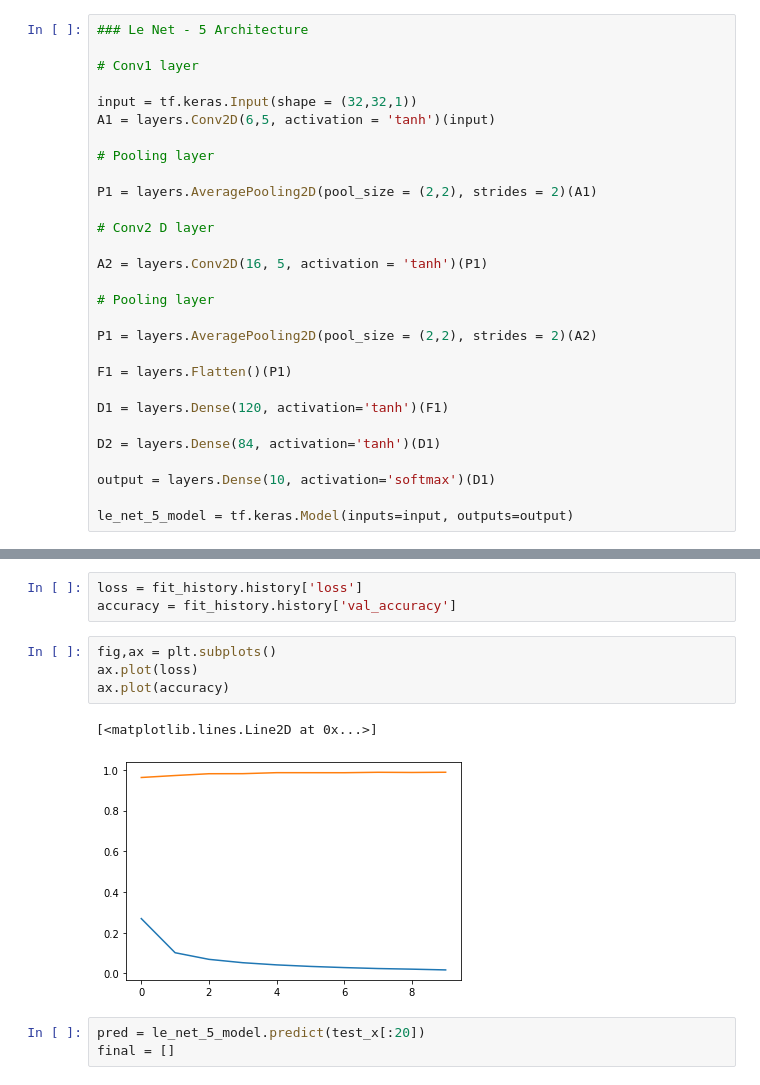
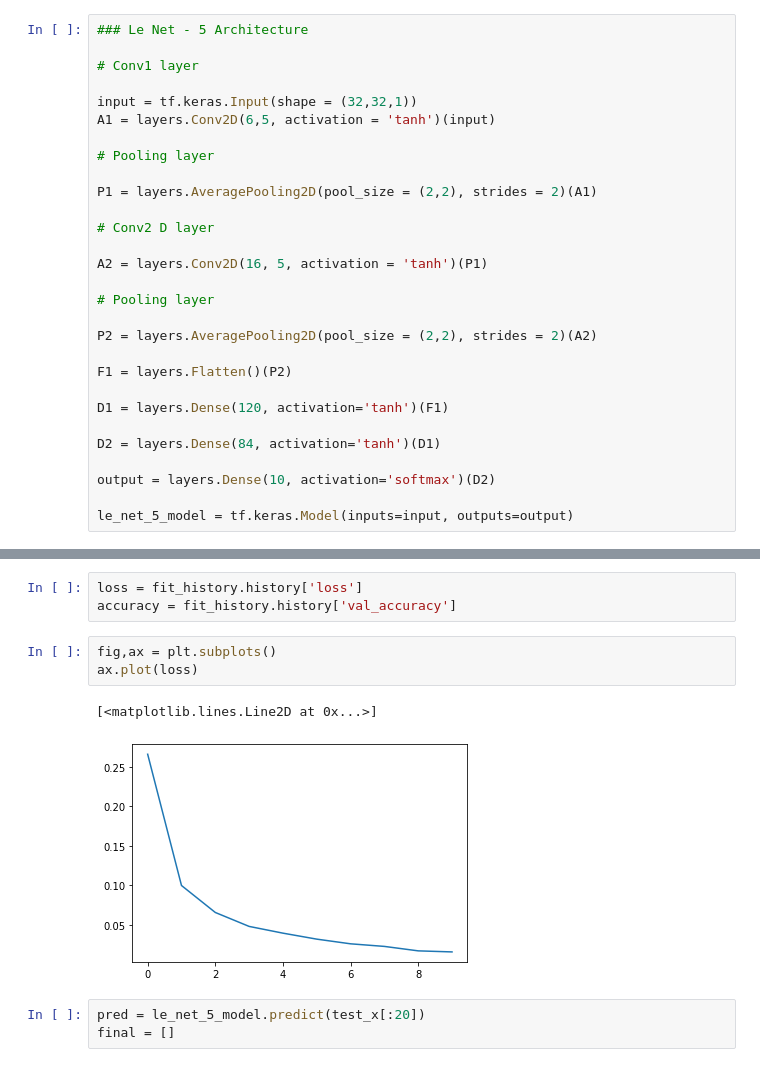
Before and after one commit to sac-1999/CNN-Architectures, a Jupyter notebook: Le_Net_5.ipynb, the cells around one changed output, grey strips where cells are left out. Drawn from its saved outputs; the diff is of its cells as text.

```diff
--- a/Le_Net_5.ipynb
+++ b/Le_Net_5.ipynb
@@ -57,15 +57,15 @@ A2 = layers.Conv2D(16, 5, activation = 'tanh')(P1)
 
 # Pooling layer
 
-P1 = layers.AveragePooling2D(pool_size = (2,2), strides = 2)(A2)
+P2 = layers.AveragePooling2D(pool_size = (2,2), strides = 2)(A2)
 
-F1 = layers.Flatten()(P1)
+F1 = layers.Flatten()(P2)
 
 D1 = layers.Dense(120, activation='tanh')(F1)
 
 D2 = layers.Dense(84, activation='tanh')(D1)
 
-output = layers.Dense(10, activation='softmax')(D1)
+output = layers.Dense(10, activation='softmax')(D2)
 
 le_net_5_model = tf.keras.Model(inputs=input, outputs=output)
 # %%
@@ -119,10 +123,9 @@ accuracy = fit_history.history['val_accuracy']
 # %%
 fig,ax = plt.subplots()
 ax.plot(loss)
-ax.plot(accuracy)
 # %% [output]
 [<matplotlib.lines.Line2D at 0x...>]
-[figure, old version]
+[figure, new version]
 # %%
 pred = le_net_5_model.predict(test_x[:20])
 final = []
```
Also changed, not shown: parts of 4 cells of this notebook.
